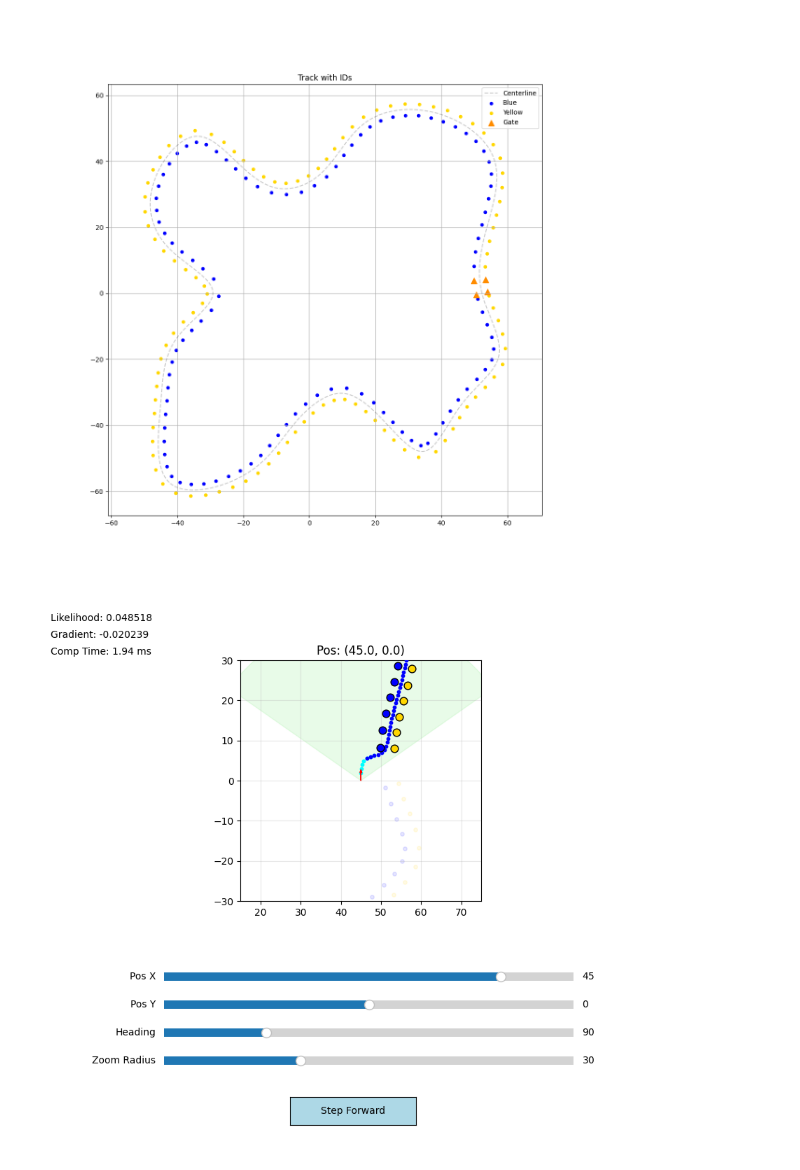
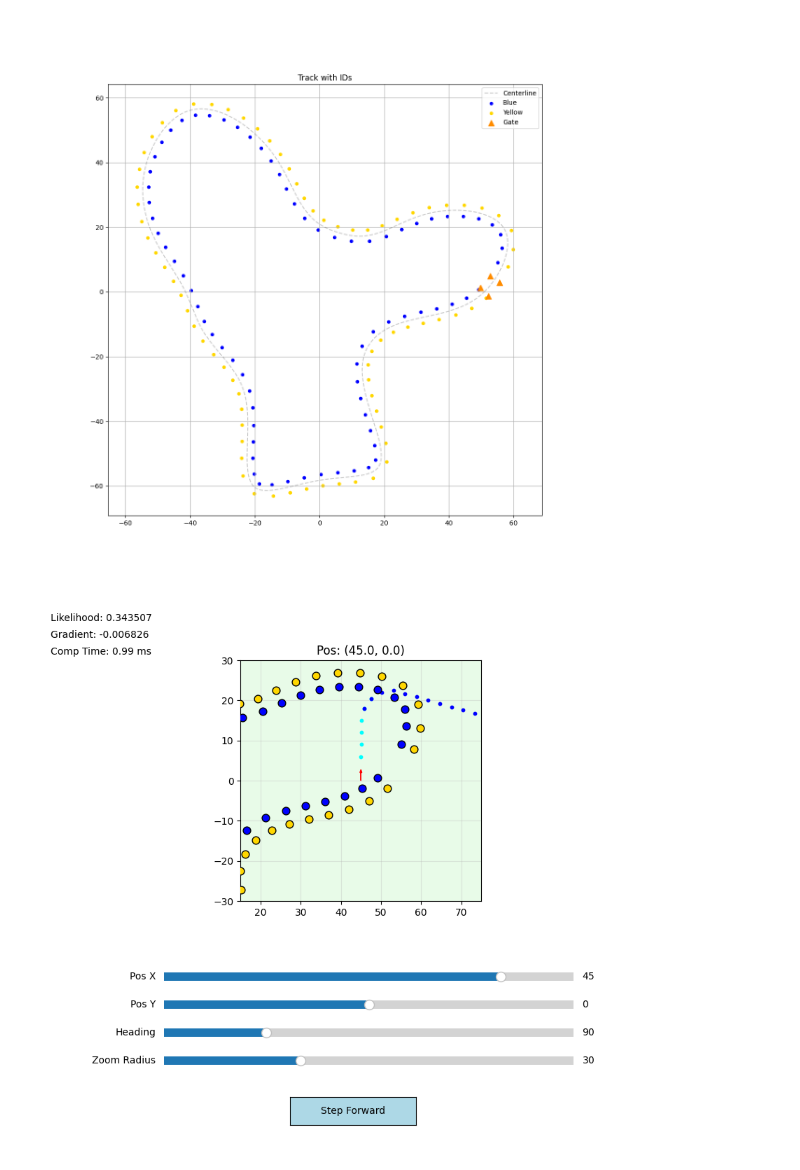
Before and after one commit to weichang0307/FSGPathPlan, a Jupyter notebook: test.ipynb, the cells around one changed output. Saved outputs shown, nothing was run; the diff lists cells and outputs as text; code cells hidden in the pictures.

```diff
--- a/test.ipynb
+++ b/test.ipynb
@@ -6,18 +6,18 @@ import Yaw_optimizer
 # %%
 # map = FSTrackGenerator()
 # df = pd.read_csv('tracks/fs_track_7.csv')
 # map.load_from_dataframe(df)
 map = FSTrackGenerator(
     track_width=3.5,       # 3m minimum, usually 3.5-4m
-    cone_spacing=4,      # Max 5m allowed
+    cone_spacing=5,      # Max 5m allowed
     num_control_points=20,
     randomness=0.6,
     min_turn_radius=3    # Enforce 3.5m radius safety margin (Rule is 3m)
 )
 map.generate()
 map.plot()
 # %% [output]
-[figure, old version]
+[figure, new version]
 # %%
 
 import matplotlib.pyplot as plt
@@ -78,14 +78,12 @@ except NameError:
     map_gen = MockMap()
     likelihood = MockLikelihood()
 
-FOV_ANGLE = 110
-MAX_RANGE = 40
+FOV_ANGLE = 360
+MAX_RANGE = 200
 CONE_DRIFT = 0.4
 CONE_DROP_PROB = 0.2
 CONE_DRIFT = 0.2
 CONE_DROP_PROB = 0.1
-CONE_DRIFT = 0
-CONE_DROP_PROB = 0
 
 # Global variable to store the next calculated target
 next_step_target = None
@@ -173,7 +171,7 @@ def update(val):
     sim_path, sim_probs, period = path_planner.generate_path(
         start_pos=(curr_x, curr_y),
         start_yaw=yaw_rad,
-        cones=[obj.Cone(x=row['x'] + random.uniform(-CONE_DRIFT, CONE_DRIFT), y=row['y'] + random.uniform(-CONE_DRIFT, CONE_DRIFT), color=row['color']) for _, row in visible_df.iterrows() if random.random() > CONE_DROP_PROB], # Simulate sensor noise by dropping some cones
+        cones=[obj.Cone(x=row['x'] + random.normalvariate(-CONE_DRIFT, CONE_DRIFT), y=row['y'] + random.normalvariate(-CONE_DRIFT, CONE_DRIFT), color=row['color']) for _, row in visible_df.iterrows() if random.random() > CONE_DROP_PROB], # Simulate sensor noise by dropping some cones
     )
     time_text.set_text(f"Comp Time: {period*1000:.2f} ms")
 
@@ -243,4 +241,4 @@ btn_step.on_clicked(step_forward) # <--- Attach Button
 update(0)
 plt.show()
 # %% [output]
-[figure, old version]
+[figure, new version]
```
Also changed, not shown: 3 other files.
